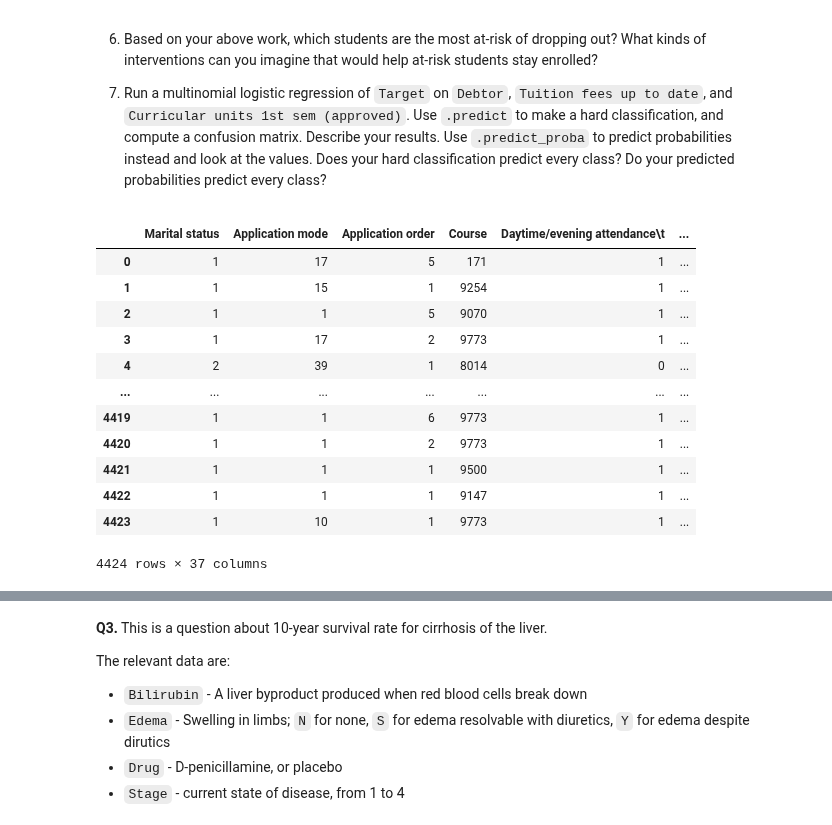
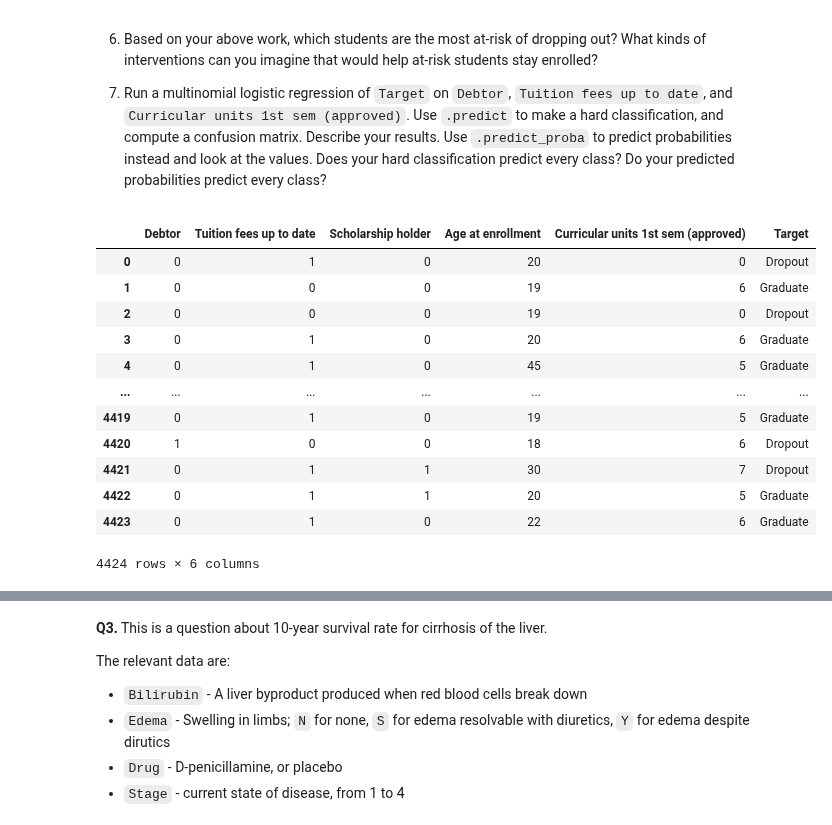
Before and after one commit to RexW999/undergrad_ml_assignments, a Jupyter notebook: 05_assignment_glm.ipynb, the cells around one changed output, grey strips where cells are left out. Drawn from its saved outputs; the diff is of its cells as text; code cells hidden in the pictures.

```diff
--- a/05_assignment_glm.ipynb
+++ b/05_assignment_glm.ipynb
@@ -49,22 +49,23 @@ The relevant variables are:
 # %%
 import numpy as np
 import pandas as pd
 import matplotlib.pyplot as plt
 import seaborn as sns
 
 dropout_df = pd.read_csv('data/data.csv', sep=';')
+dropout_df = dropout_df[['Debtor', 'Tuition fees up to date', 'Scholarship holder', 'Age at enrollment', 'Curricular units 1st sem (approved)', 'Target']]
 dropout_df
 # %% [output]
-|  | Marital status | Application mode | Application order | Course | Daytime/evening attendance\t | ... |
-| 0 | 1 | 17 | 5 | 171 | 1 | ... |
-| 1 | 1 | 15 | 1 | 9254 | 1 | ... |
-| 2 | 1 | 1 | 5 | 9070 | 1 | ... |
-| 3 | 1 | 17 | 2 | 9773 | 1 | ... |
-| 4 | 2 | 39 | 1 | 8014 | 0 | ... |
+|  | Debtor | Tuition fees up to date | Scholarship holder | Age at enrollment | Curricular units 1st sem (approved) | Target |
+| 0 | 0 | 1 | 0 | 20 | 0 | Dropout |
+| 1 | 0 | 0 | 0 | 19 | 6 | Graduate |
+| 2 | 0 | 0 | 0 | 19 | 0 | Dropout |
+| 3 | 0 | 1 | 0 | 20 | 6 | Graduate |
+| 4 | 0 | 1 | 0 | 45 | 5 | Graduate |
 | ... | ... | ... | ... | ... | ... | ... |
-| 4419 | 1 | 1 | 6 | 9773 | 1 | ... |
-| 4420 | 1 | 1 | 2 | 9773 | 1 | ... |
-| 4421 | 1 | 1 | 1 | 9500 | 1 | ... |
-| 4422 | 1 | 1 | 1 | 9147 | 1 | ... |
-| 4423 | 1 | 10 | 1 | 9773 | 1 | ... |
+| 4419 | 0 | 1 | 0 | 19 | 5 | Graduate |
+| 4420 | 1 | 0 | 0 | 18 | 6 | Dropout |
+| 4421 | 0 | 1 | 1 | 30 | 7 | Dropout |
+| 4422 | 0 | 1 | 1 | 20 | 5 | Graduate |
+| 4423 | 0 | 1 | 0 | 22 | 6 | Graduate |
-4424 rows × 37 columns
+4424 rows × 6 columns
```
Also changed, not shown: parts of 1 cell of this notebook.
